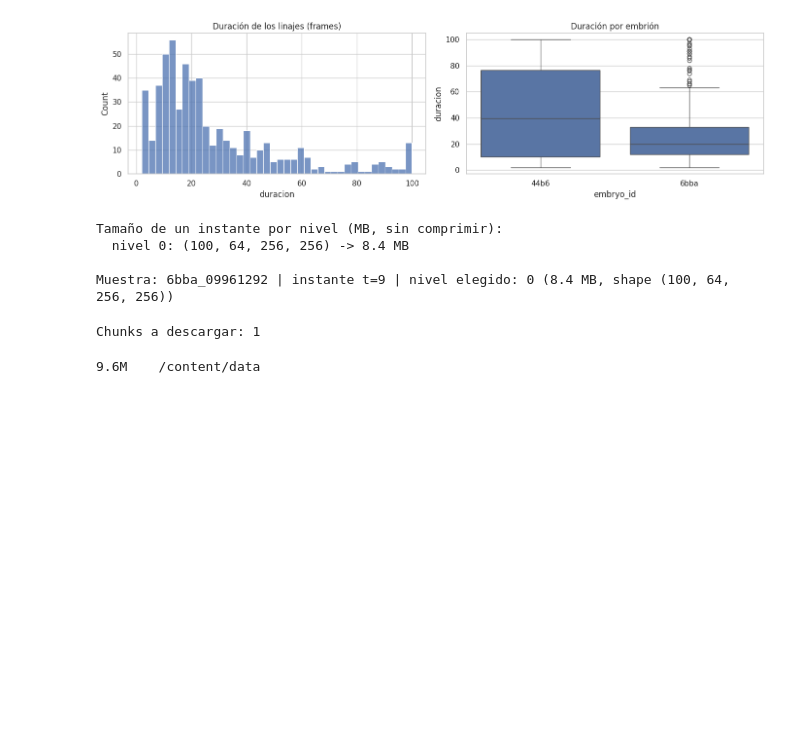
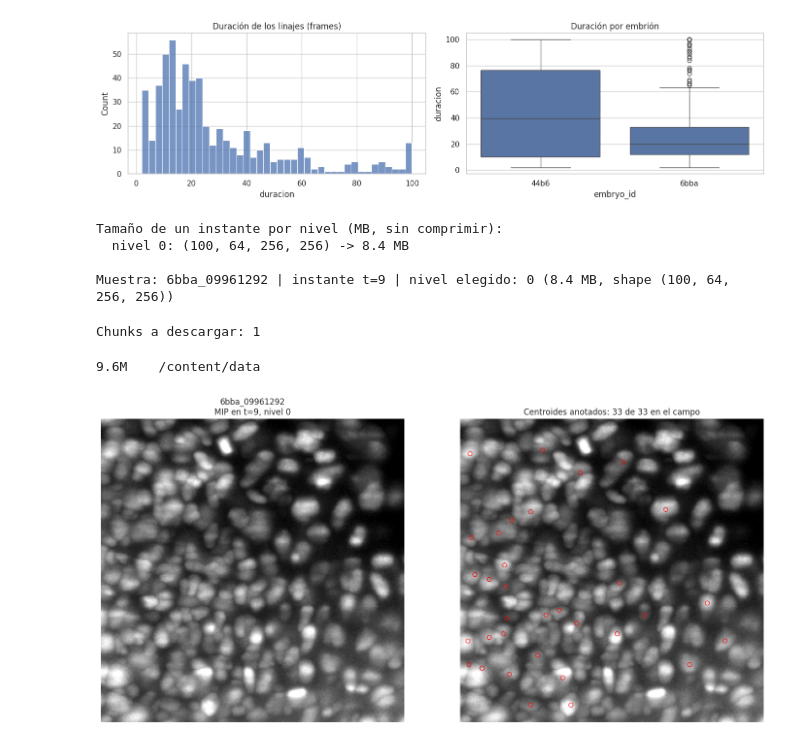
Before and after one commit to Isabella1911/DM-Proyecto-2, a Jupyter notebook: EDA_proyecto2.ipynb, the cells around one changed output. Drawn from its saved outputs; the diff is of its cells as text; code cells hidden in the pictures; blank space fills up the shorter version.

```diff
--- a/EDA_proyecto2.ipynb
+++ b/EDA_proyecto2.ipynb
@@ -1237,3 +1243,30 @@ download_many(archivos, desc="Chunks de imagen")
 # %% [output]
 Chunks a descargar: 1
 9.6M    /content/data
+# %%
+# --- Proyección de máxima intensidad con los centroides anotados encima ------
+arr = zarr.open(str(TRAIN_DIR / f"{VIS_SAMPLE}.zarr" / VIS_LEVEL), mode="r")
+y0, y1 = crop_y if crop_y else (0, meta["shape"][2])
+x0, x1 = crop_x if crop_x else (0, meta["shape"][3])
+vol = np.asarray(arr[VIS_T, :, y0:y1, x0:x1])
+mip = vol.max(axis=0)
+
+# Los centroides están en píxeles del nivel 0: se reescalan al nivel descargado.
+shape0 = niveles["0"]["shape"] if "0" in niveles else meta["shape"]
+fy, fx = shape0[2] / meta["shape"][2], shape0[3] / meta["shape"][3]
+
+n = df_nodes[(df_nodes["sample"] == VIS_SAMPLE) & (df_nodes["t"] == VIS_T)]
+py, px = n["y"] / fy - y0, n["x"] / fx - x0
+dentro = (py >= 0) & (py < mip.shape[0]) & (px >= 0) & (px < mip.shape[1])
+
+fig, ax = plt.subplots(1, 2, figsize=(15, 7))
+ax[0].imshow(mip, cmap="gray", vmin=np.percentile(mip, 1), vmax=np.percentile(mip, 99.5))
+ax[0].set_title(f"{VIS_SAMPLE}\nMIP en t={VIS_T}, nivel {VIS_LEVEL}"); ax[0].axis("off")
+
+ax[1].imshow(mip, cmap="gray", vmin=np.percentile(mip, 1), vmax=np.percentile(mip, 99.5))
+ax[1].scatter(px[dentro], py[dentro], s=40, facecolor="none", edgecolor="red", lw=.8)
+ax[1].set_title(f"Centroides anotados: {int(dentro.sum())} de {len(n)} en el campo")
+ax[1].axis("off")
+plt.tight_layout(); plt.show()
+# %% [output]
+[figure, added]
```
Also changed, not shown: parts of 3 cells of this notebook.
